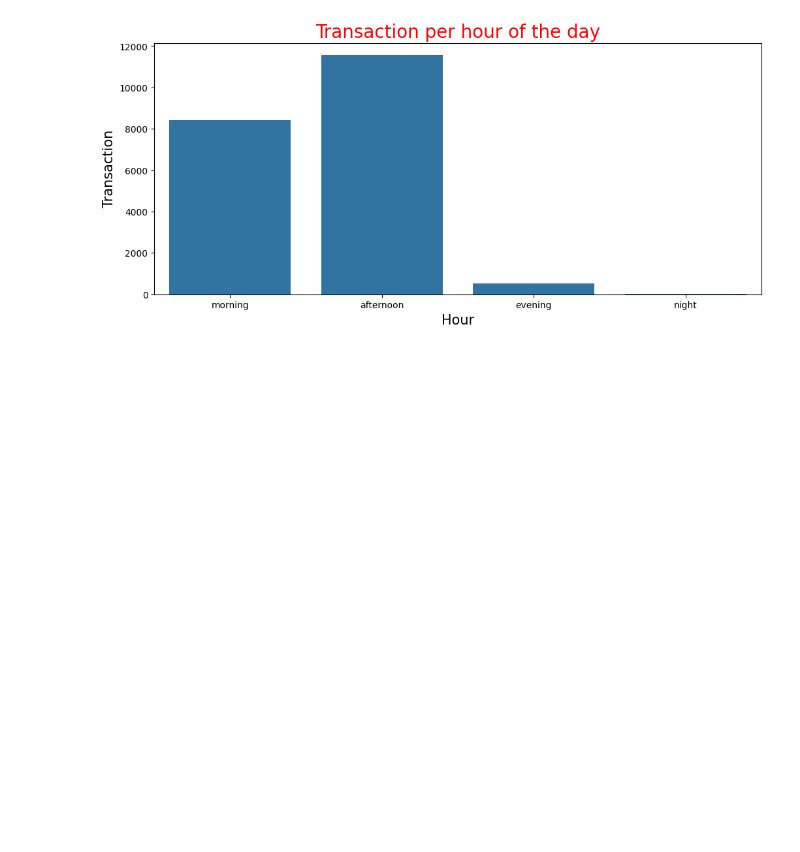
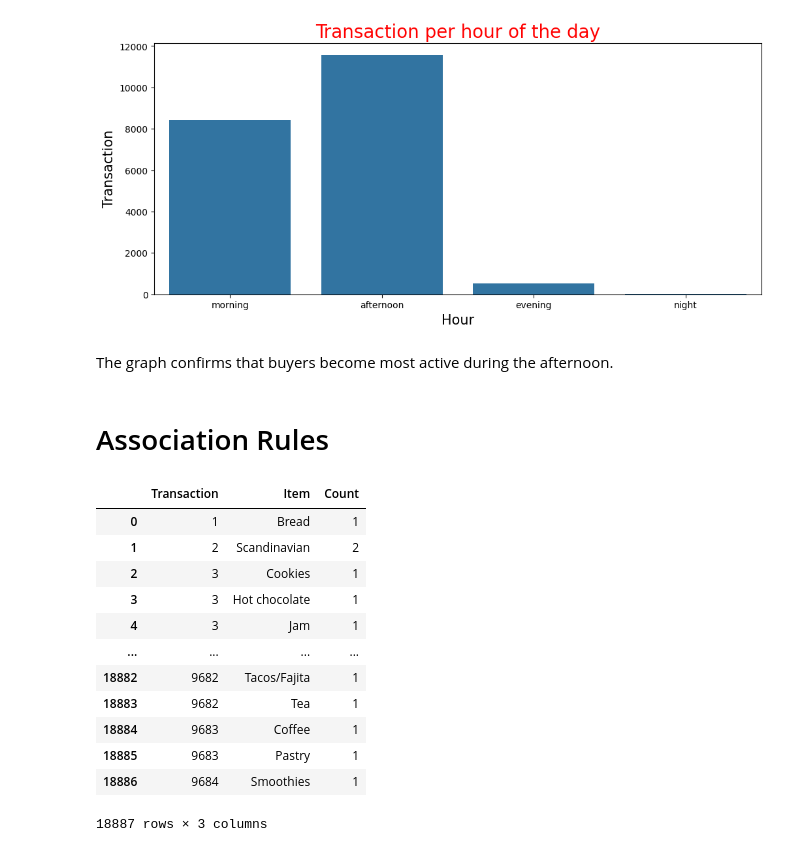
Before and after one commit to mmilannaik/BigOCheatSheet, a Jupyter notebook: HM_03_Retail_MBA.ipynb, the cells around one changed output. Saved outputs shown, nothing was run; the diff lists cells and outputs as text; code cells hidden in the pictures; blank space fills up the shorter version.

```diff
--- a/HM_03_Retail_MBA.ipynb
+++ b/HM_03_Retail_MBA.ipynb
@@ -223,3 +237,24 @@ plt.title('Transaction per hour of the day', color = 'red', size = 20)
 plt.show()
 # %% [output]
 [figure]
+# %% [markdown]
+The graph confirms that buyers become most active during the afternoon.
+# %% [markdown]
+# Association Rules
+# %%
+transactions = df.groupby(['Transaction', 'Item'])['Item'].count().reset_index(name ='Count')
+transactions
+# %% [output]
+|  | Transaction | Item | Count |
+| 0 | 1 | Bread | 1 |
+| 1 | 2 | Scandinavian | 2 |
+| 2 | 3 | Cookies | 1 |
+| 3 | 3 | Hot chocolate | 1 |
+| 4 | 3 | Jam | 1 |
+| ... | ... | ... | ... |
+| 18882 | 9682 | Tacos/Fajita | 1 |
+| 18883 | 9682 | Tea | 1 |
+| 18884 | 9683 | Coffee | 1 |
+| 18885 | 9683 | Pastry | 1 |
+| 18886 | 9684 | Smoothies | 1 |
+18887 rows × 3 columns
```
Also changed, not shown: parts of 17 cells of this notebook.
